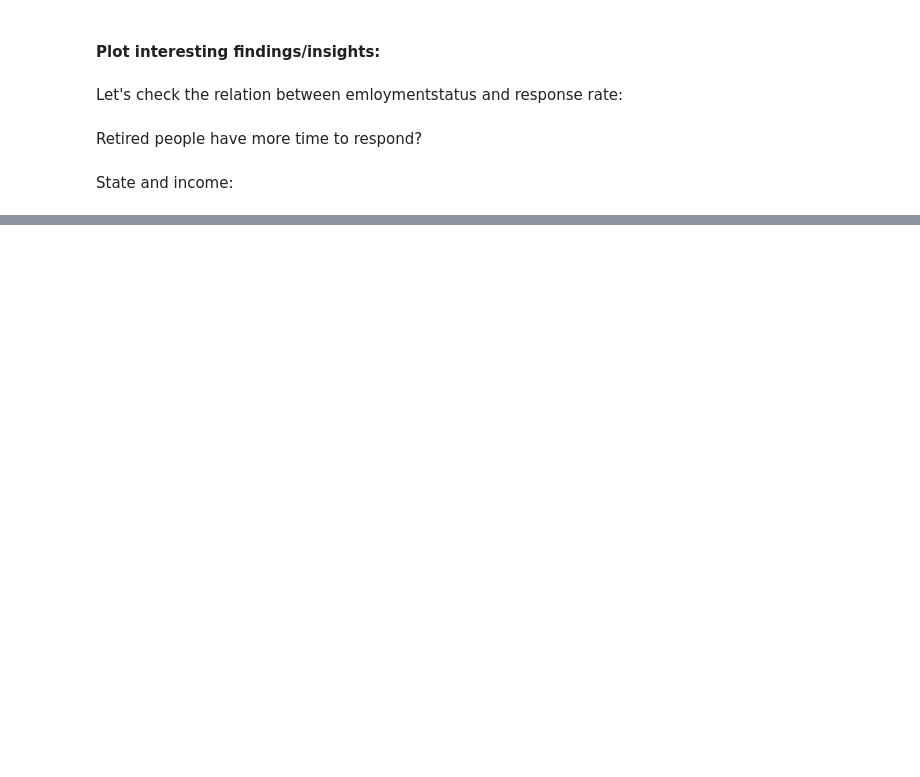
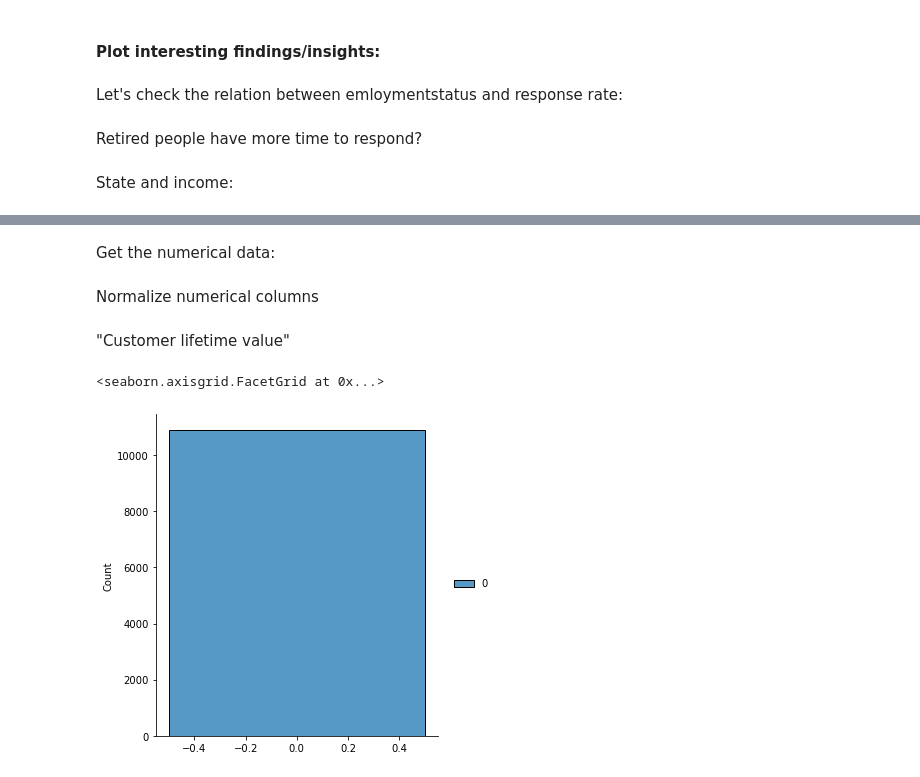
Before and after one commit to joanirmir/Ironhack_labs, a Jupyter notebook: Customer_Analysis_Case_Study_Plotting.ipynb, the cells around one changed output, grey strips where cells are left out. Saved outputs shown, nothing was run; the diff lists cells and outputs as text; code cells hidden in the pictures; blank space fills up the shorter version.

```diff
--- a/Customer_Analysis_Case_Study_Plotting.ipynb
+++ b/Customer_Analysis_Case_Study_Plotting.ipynb
@@ -282,0 +338,2 @@ sns.countplot(x= 'state', hue='income', data= insurance_df)
+# %% [markdown]
+Get the numerical data:
@@ -282,0 +342,11 @@ sns.countplot(x= 'state', hue='income', data= insurance_df)
+# %% [markdown]
+Normalize numerical columns
+# %% [markdown]
+"Customer lifetime value"
+# %%
+pt = PowerTransformer()
+customer_lifetime_value_transformed=pt.fit_transform(insurance_df['customer lifetime value'].to_numpy().reshape(-1,1))
+sns.displot(customer_lifetime_value_transformed)
+# %% [output]
+<seaborn.axisgrid.FacetGrid at 0x...>
+[figure, added]
```
Also changed, not shown: parts of 52 cells of this notebook.
